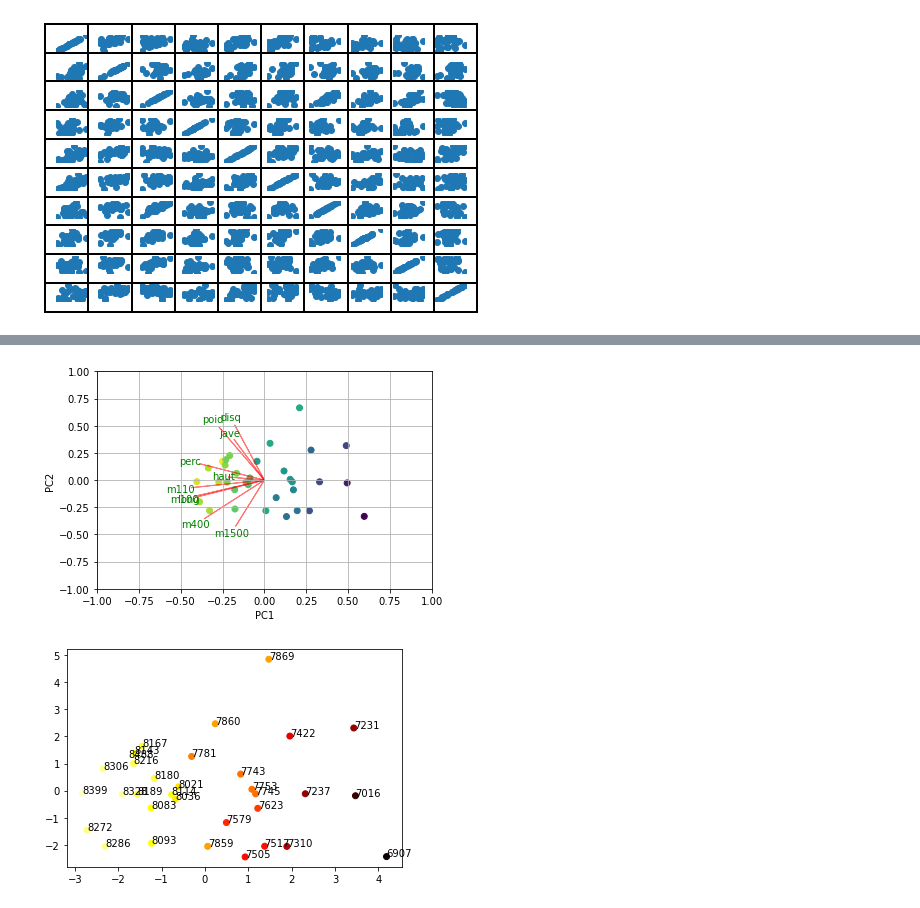
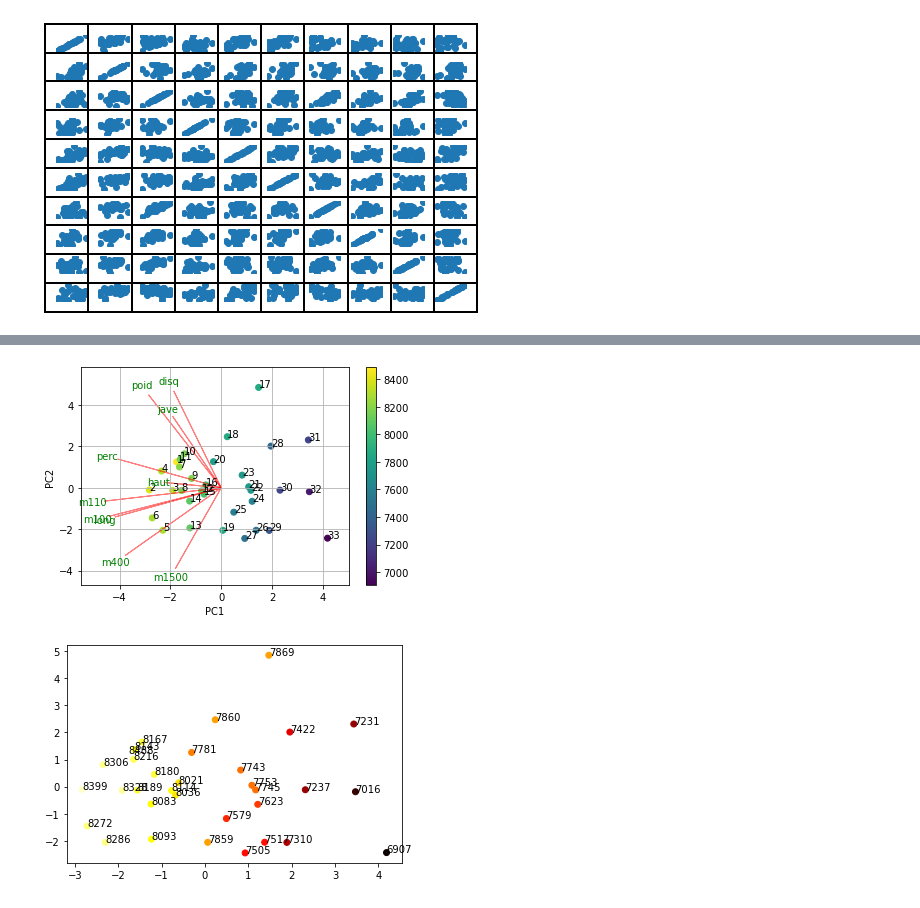
Before and after one commit to ArneDeloose/Ugain_MachineLearning_DataVis, a Jupyter notebook: Theory_notebook.ipynb, the cells around one changed output, grey strips where cells are left out. Cells and saved outputs as stored; diff of their text form; code cells hidden in the pictures.

```diff
--- a/Theory_notebook.ipynb
+++ b/Theory_notebook.ipynb
@@ -62,29 +61,35 @@ plt.show()
 # %%
-def biplot_func(score, coeff, labels=None):
-    xs = score[:,0]
-    ys = score[:,1]
+def biplot_func(score, pca_model, labels=None, y=None, show_index=False):
+    coeff=np.transpose(pca_model.components_[0:2, :]).copy()
+    xs = score[:, 0]
+    ys = score[:, 1]
     n = coeff.shape[0]
-    scalex = 1.0/(xs.max() - xs.min())
-    scaley = 1.0/(ys.max() - ys.min())
+    coeff[:, 0] = coeff[:,0]*xs.std()*np.sqrt(len(xs))
+    coeff[:, 1] = coeff[:,1]*ys.std()*np.sqrt(len(ys))
     fig, ax = plt.subplots()
-    ax.scatter(xs * scalex,ys * scaley, c = y)
+    im = ax.scatter(xs, ys, c = y) #use y as color
+    if show_index:
+        for i in range(len(xs)):
+            ax.text(xs[i], ys[i], i+1)
+    if not y is None:
+        fig.colorbar(im, ax=ax)
     for i in range(n):
-        ax.arrow(0, 0, coeff[i,0], coeff[i,1],color = 'r',alpha = 0.5)
+        ax.arrow(0, 0, coeff[i, 0], coeff[i,1], color = 'r',alpha = 0.5)
         if labels is None:
-            ax.text(coeff[i,0]* 1.15, coeff[i,1] * 1.15, "Var"+str(i+1), color = 'g', ha = 'center', va = 'center')
+            ax.text(1.1*coeff[i,0], 1.1*coeff[i,1], "Var"+str(i+1), color = 'g', ha = 'center', va = 'center')
         else:
-            ax.text(coeff[i,0]* 1.15, coeff[i,1] * 1.15, labels[i], color = 'g', ha = 'center', va = 'center')
-    ax.set_xlim(-1,1)
-    ax.set_ylim(-1,1)
+            ax.text(1.1*coeff[i,0], 1.1*coeff[i,1], labels[i], color = 'g', ha = 'center', va = 'center')
+    ax.set_xlim(1.2*min(np.min(coeff[:, 0]), np.min(xs)), 1.2*max(np.max(coeff[:, 0]), np.max(xs)))
+    ax.set_ylim(1.2*min(np.min(coeff[:, 1]), np.min(ys)), 1.2*max(np.max(coeff[:, 1]), np.max(ys)))
     ax.set_xlabel("PC{}".format(1))
     ax.set_ylabel("PC{}".format(2))
     ax.grid()
     return(fig, ax)
 # %%
 #Call the function with 2 pcs
-[fig, ax] = biplot_func(x_new[:, 0:2], np.transpose(pca_model.components_[0:2, :]), labels=df.loc[:, 'm100':'m1500'].columns)
+[fig, ax] = biplot_func(x_new[:, 0:2], pca_model, labels=df.loc[:, 'm100':'m1500'].columns, y=df['score'], show_index=True)
 # %% [output]
-[figure, old version]
+[figure, new version]
 # %%
 #scores figure
 def scores_plot(x_new, y):
```
Also changed, not shown: parts of 5 cells of this notebook, 4 other files.
